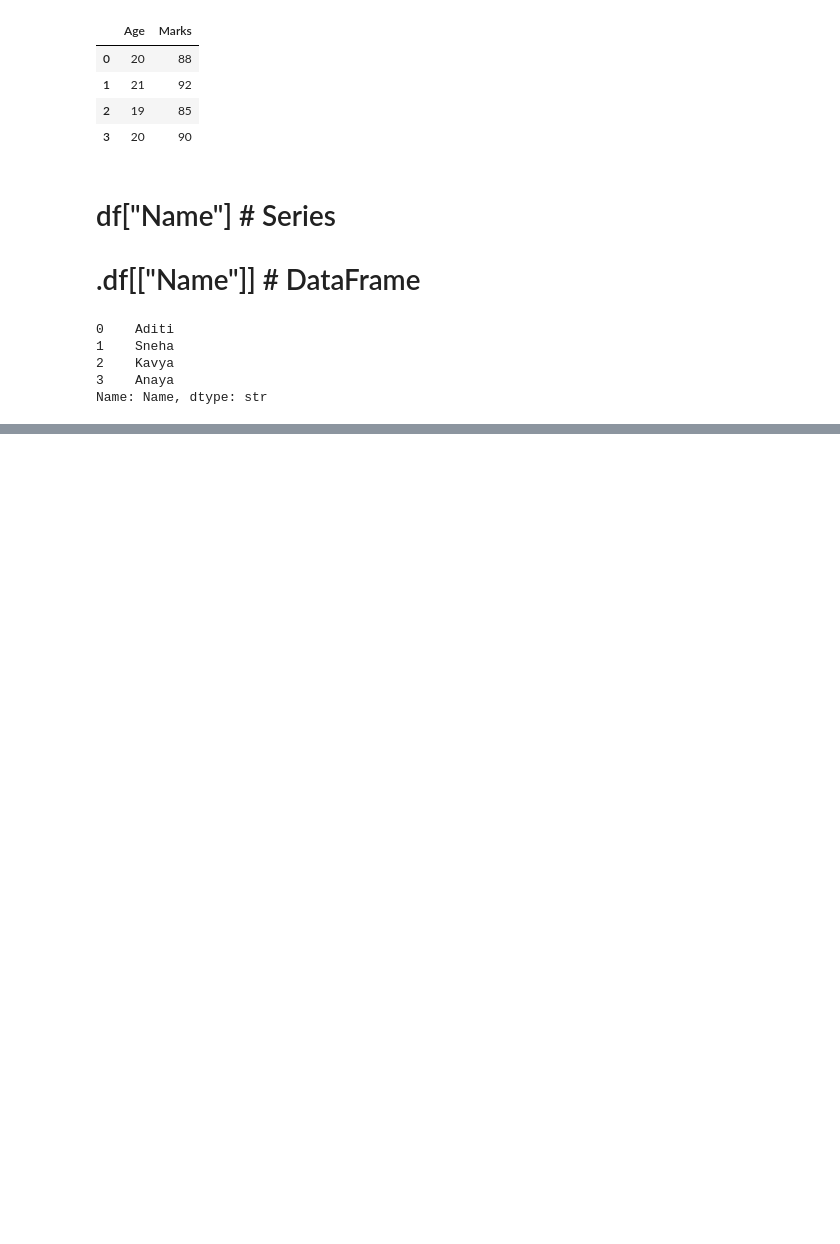
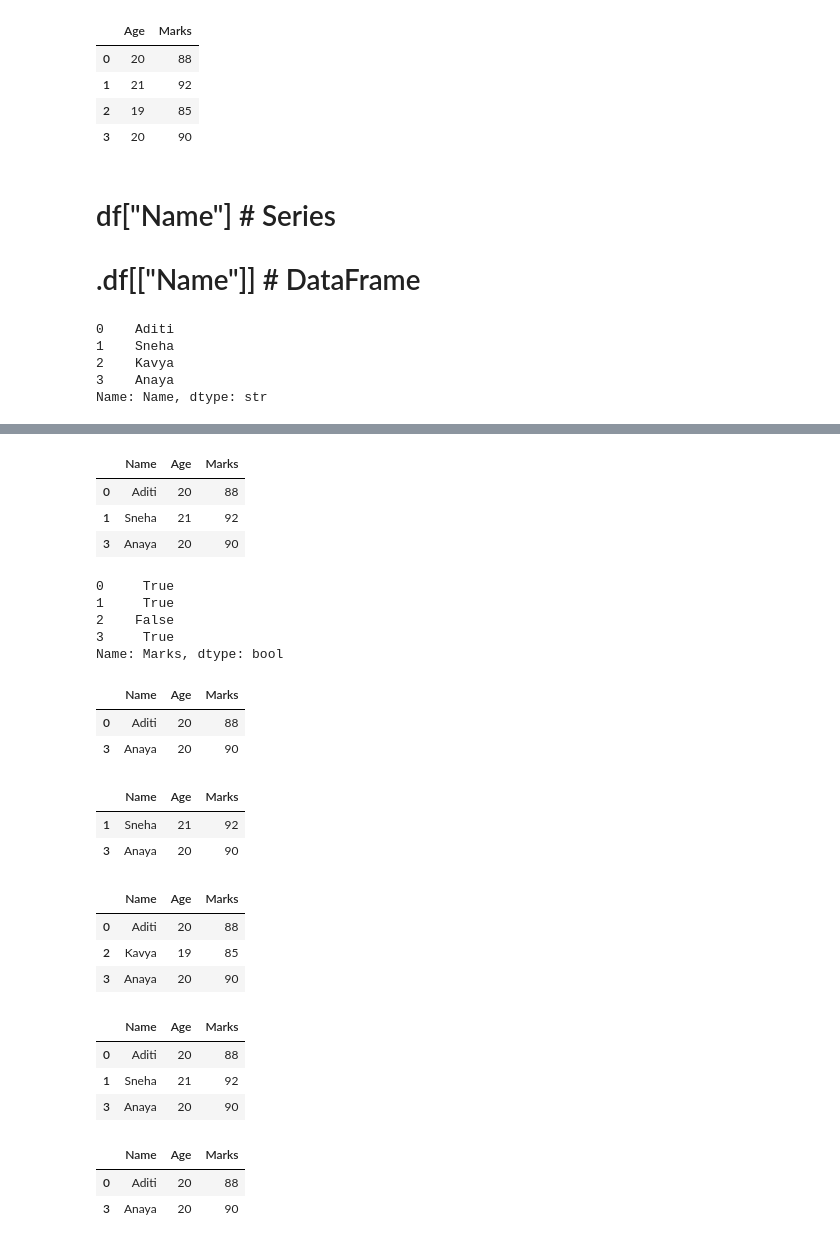
Before and after one commit to rutujagawade747-lang/data_science_journey, a Jupyter notebook: pandas/04_dataframe.ipynb, the cells around one changed output, grey strips where cells are left out. Drawn from its saved outputs; the diff is of its cells as text; code cells hidden in the pictures; blank space fills up the shorter version.

```diff
--- a/pandas/04_dataframe.ipynb
+++ b/pandas/04_dataframe.ipynb
@@ -238,0 +329,48 @@ Name: Name, dtype: str
+# %%
+df[df["Marks"]>85]
+# %% [output]
+|  | Name | Age | Marks |
+| 0 | Aditi | 20 | 88 |
+| 1 | Sneha | 21 | 92 |
+| 3 | Anaya | 20 | 90 |
+# %%
+df["Marks"]>85 ## this will be in series
+# %% [output]
+0     True
+1     True
+2    False
+3     True
+Name: Marks, dtype: bool
+# %%
+df[df["Age"]==20]
+# %% [output]
+|  | Name | Age | Marks |
+| 0 | Aditi | 20 | 88 |
+| 3 | Anaya | 20 | 90 |
+# %%
+df[df["Marks"]>=90]
+# %% [output]
+|  | Name | Age | Marks |
+| 1 | Sneha | 21 | 92 |
+| 3 | Anaya | 20 | 90 |
+# %%
+df[df["Age"]<21]
+# %% [output]
+|  | Name | Age | Marks |
+| 0 | Aditi | 20 | 88 |
+| 2 | Kavya | 19 | 85 |
+| 3 | Anaya | 20 | 90 |
+# %%
+df[df["Marks"]!=85]
+# %% [output]
+|  | Name | Age | Marks |
+| 0 | Aditi | 20 | 88 |
+| 1 | Sneha | 21 | 92 |
+| 3 | Anaya | 20 | 90 |
+# %%
+
+df[df["Age"]==20]
+# %% [output]
+|  | Name | Age | Marks |
+| 0 | Aditi | 20 | 88 |
+| 3 | Anaya | 20 | 90 |
```
Also changed, not shown: parts of 20 cells of this notebook.
